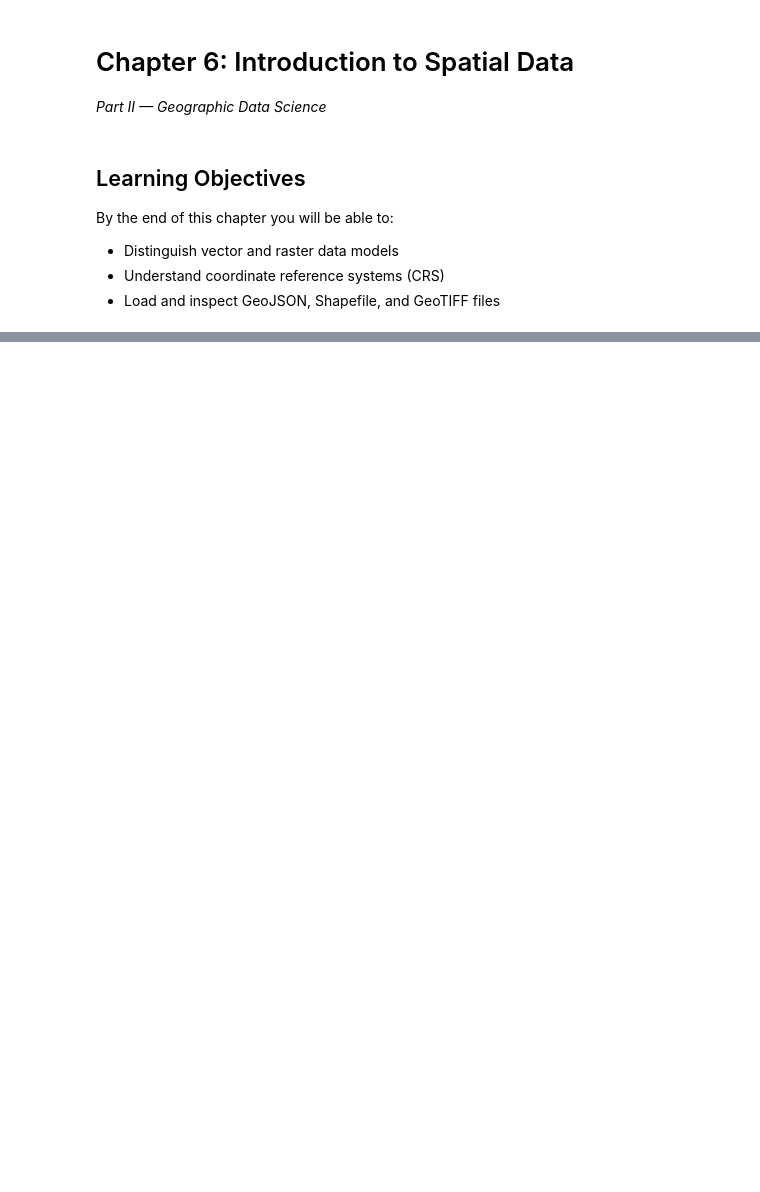
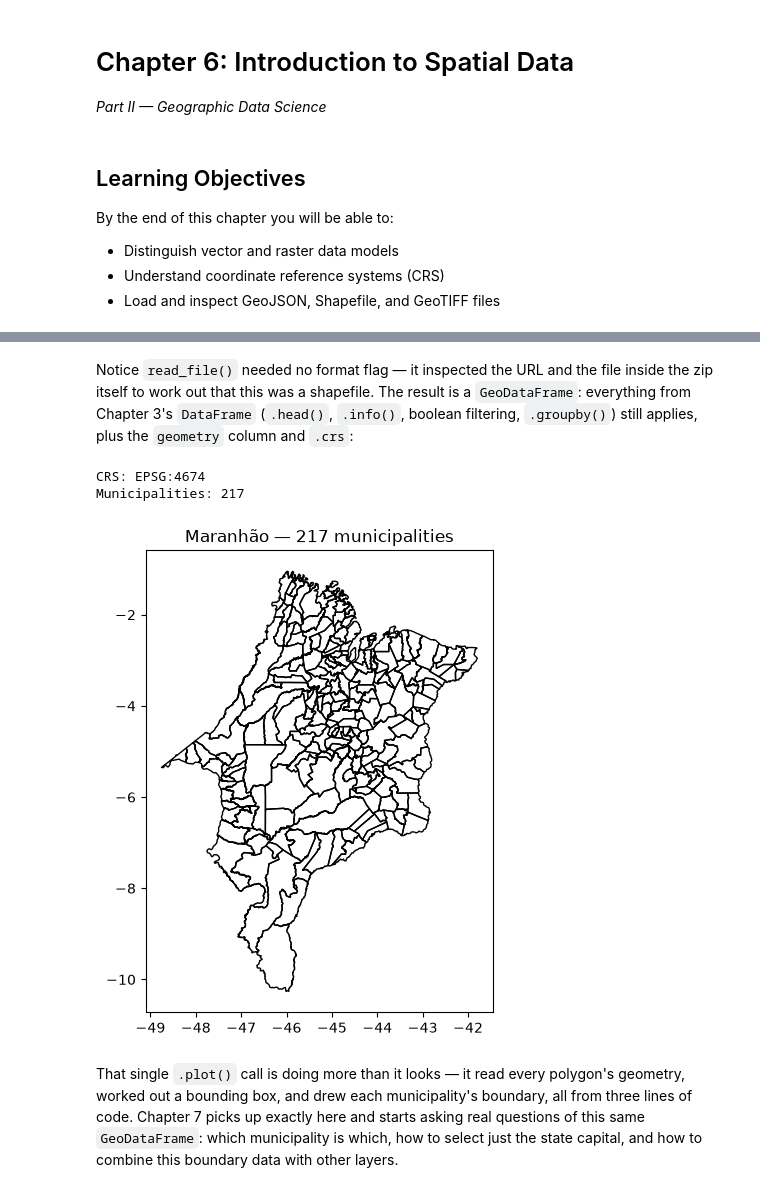
Before and after one commit to LambdaGeo/geospatial-modeling-python, a Jupyter notebook: docs/part2/ch06_spatial_intro.ipynb, the cells around one changed output, grey strips where cells are left out. Cells and saved outputs as stored; diff of their text form; code cells hidden in the pictures; blank space fills up the shorter version.

```diff
--- a/docs/part2/ch06_spatial_intro.ipynb
+++ b/docs/part2/ch06_spatial_intro.ipynb
@@ -65,0 +83,8 @@ import matplotlib.pyplot as plt
+# %%
+url = (
+    "https://geoftp.ibge.gov.br/organizacao_do_territorio/"
+    "malhas_territoriais/malhas_municipais/municipio_2022/"
+    "UFs/MA/MA_Municipios_2022.zip"
+)
+maranhao = gpd.read_file(url)
+maranhao.head()
@@ -65,0 +98,14 @@ import matplotlib.pyplot as plt
+# %% [markdown]
+Notice `read_file()` needed no format flag — it inspected the URL and the file inside the zip itself to work out that this was a shapefile. The result is a `GeoDataFrame`: everything from Chapter 3's `DataFrame` (`.head()`, `.info()`, boolean filtering, `.groupby()`) still applies, plus the `geometry` column and `.crs`:
+# %%
+print("CRS:", maranhao.crs)
+print("Municipalities:", len(maranhao))
+maranhao.plot(edgecolor="black", facecolor="none", figsize=(6, 6))
+plt.title("Maranhão — 217 municipalities")
+plt.show()
+# %% [output]
+CRS: EPSG:4674
+Municipalities: 217
+[figure, added]
+# %% [markdown]
+That single `.plot()` call is doing more than it looks — it read every polygon's geometry, worked out a bounding box, and drew each municipality's boundary, all from three lines of code. Chapter 7 picks up exactly here and starts asking real questions of this same `GeoDataFrame`: which municipality is which, how to select just the state capital, and how to combine this boundary data with other layers.
```
Also changed, not shown: parts of 24 cells of this notebook, 7 other files.
